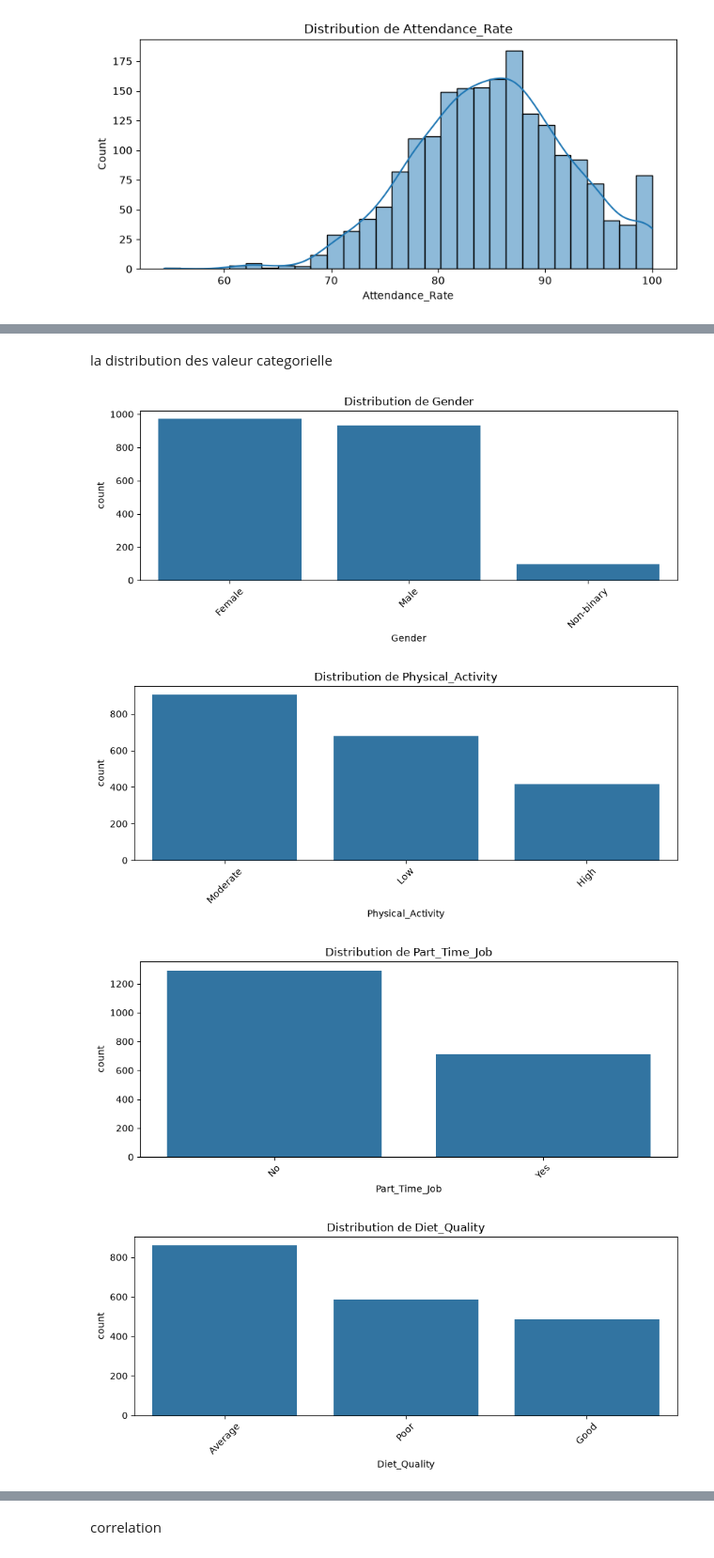
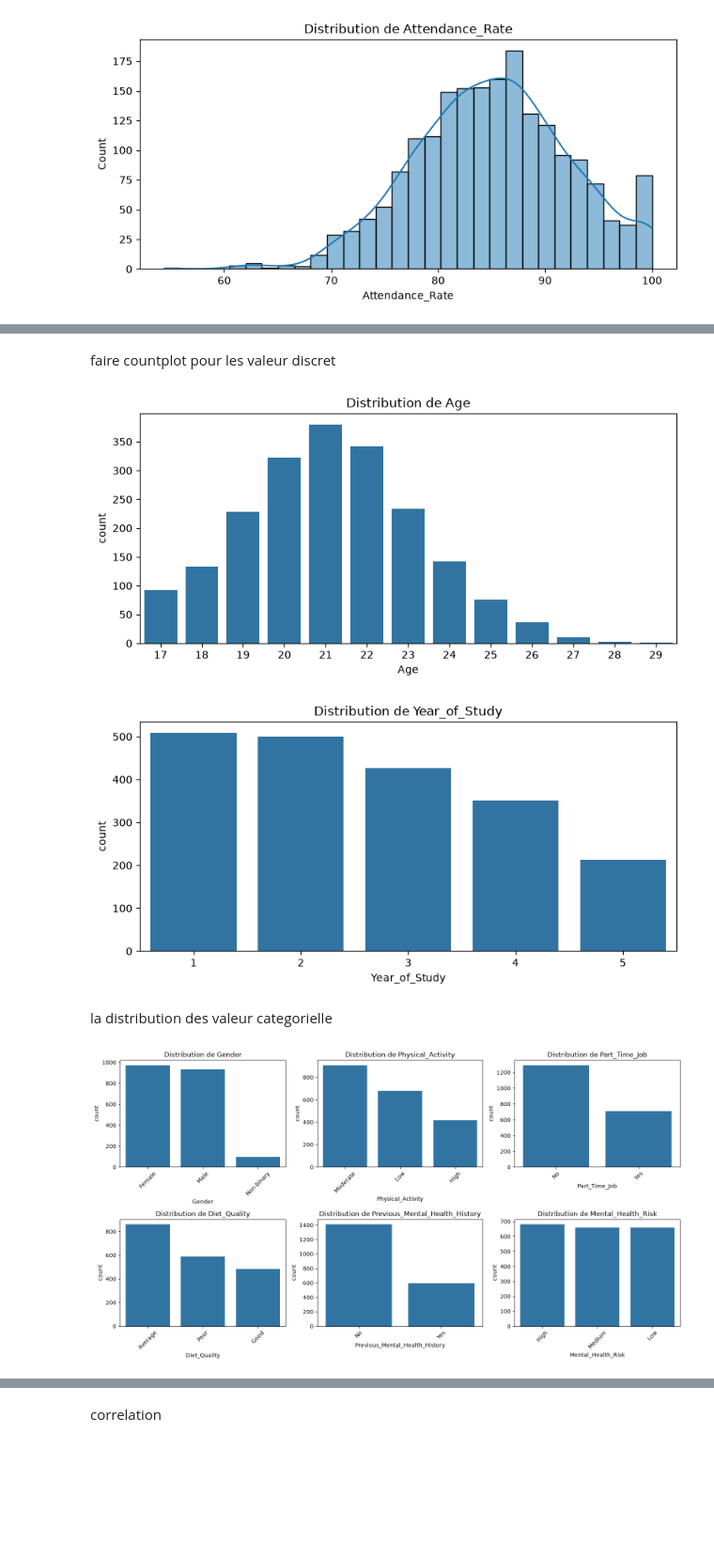
Before and after one commit to MOUSSA-AI-DEV/projet_soutenance_crois-e, a Jupyter notebook: notebooks/00_project_workflow.ipynb, the cells around one changed output, grey strips where cells are left out. Shown at 94% size. Saved outputs shown, nothing was run; the diff lists cells and outputs as text; code cells hidden in the pictures; blank space fills up the shorter version.

```diff
--- a/notebooks/00_project_workflow.ipynb
+++ b/notebooks/00_project_workflow.ipynb
@@ -143,14 +144,12 @@ separation des valeur numeric ou categorielle
 # %%
 numeric_columns = df.select_dtypes(include=np.number).columns.tolist()
 
-categorical_column = df.select_dtypes(
-    include=["object", "category"]
-).columns.tolist()
+categorical_columns = df.select_dtypes(include=["object", "category"]).columns.tolist()
 
 
 categorical_columns.remove('Student_ID')
 print("Variables numeriques :", numeric_columns)
-print("\nVariables catégorielles :", categorical_columns)
+print("\nVariables categorielle  :", categorical_columns)
 # %% [output]
 Variables numeriques : ['Age', 'Year_of_Study', 'Sleep_Hours', 'Study_Hours_Per_Week', 'GPA', 'Social_Media_Hours', 'Screen_Time_Hours', 'Financial_Stress', 'Family_Support', 'Attendance_Rate']
 
@@ -185,0 +211,3 @@ for column in numeric_columns:
+# %%
+discrete_columns = df[['Age', 'Year_of_Study']]
+print("Variables discret  :", discrete_columns)
@@ -186,21 +229,36 @@ for column in numeric_columns:
+# %% [markdown]
+faire countplot pour les valeur discret
+# %%
+for column in discrete_columns:
+
+    plt.figure(figsize=(8, 4))
+
+    sns.countplot(
+        data=df,
+        x=column,
+        order=sorted(df[column].dropna().unique())
+    )
+
+    plt.title(f"Distribution de {column}")
+    plt.tight_layout()
+    plt.show()
+# %% [output]
+[figure, added]
+[figure, added]
 # %% [markdown]
 la distribution des valeur categorielle
 # %%
-for column in categorical_columns:
-    plt.figure(figsize=(9, 4))
 
-    sns.countplot(
-        data=df,
-        x=column,
-        order=df[column].value_counts().index
-    )
 
-    plt.title(f"Distribution de {column}")
-    plt.xticks(rotation=45)
-    plt.tight_layout()
-    plt.show()
+fig, axes = plt.subplots(2, 3, figsize=(15, 8))
+axes = axes.flatten()
+
+for ax, column in zip(axes, categorical_columns):
+    sns.countplot(data=df, x=column, order=df[column].value_counts().index, ax=ax)
+    ax.set_title(f"Distribution de {column}")
+    ax.tick_params(axis="x", rotation=45)
+
+plt.tight_layout()
+plt.show()
 # %% [output]
-[figure, old version]
+[figure, new version]
-[figure, removed]
-[figure, removed]
-[figure, removed]
```
Also changed, not shown: parts of 54 cells of this notebook, 39 other files.
